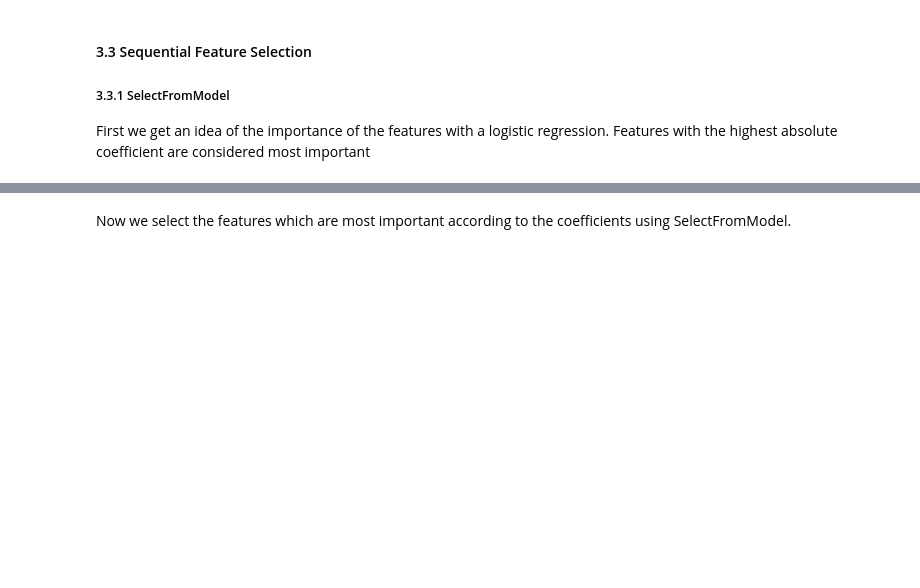
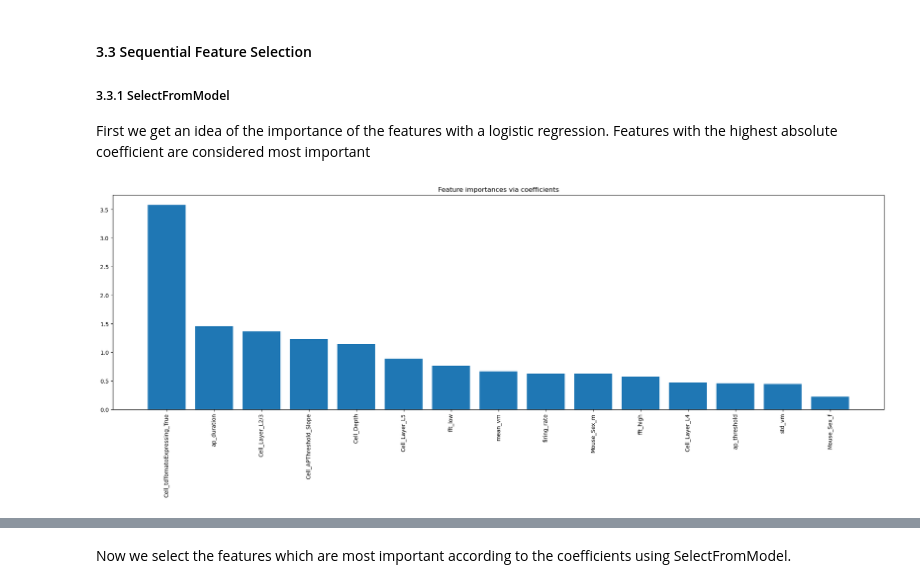
Before and after one commit to mariscoglio/bio482_cell_classifier, a Jupyter notebook: feature_selection.ipynb, the cells around one changed output, grey strips where cells are left out. Saved outputs shown, nothing was run; the diff lists cells and outputs as text; code cells hidden in the pictures; blank space fills up the shorter version.

```diff
--- a/feature_selection.ipynb
+++ b/feature_selection.ipynb
@@ -101,20 +159,22 @@ features_rfecv
 
 First we get an idea of the importance of the features with a logistic regression. Features with the highest absolute coefficient are considered most important
 # %%
+# Choosing the classifier
+classifier = LogisticRegression(max_iter = 500, multi_class="multinomial", random_state=42)
+
 # Feature importance from coefficients
 importance_fit = classifier.fit(X_train, y_train)
+importance = np.abs(importance_fit.coef_)[0]
 
-if len(importance_fit.coef_.tolist())>1:
-       importance = np.abs(importance_fit.coef_)
-else:
-       importance = np.abs(importance_fit.coef_.tolist()[0])
 
 df_importance = pd.DataFrame(list(zip(features, importance)), columns =['Feature', 'Importance']).sort_values(by='Importance', ascending=False)
 
 plt.figure(figsize=(25, 7))
 plt.bar('Feature', 'Importance', data=df_importance)
 plt.title("Feature importances via coefficients")
 plt.xticks(rotation=90)
 plt.show()
+# %% [output]
+[figure, added]
 # %%
 # See feature ranking
```
Also changed, not shown: parts of 20 cells of this notebook.
